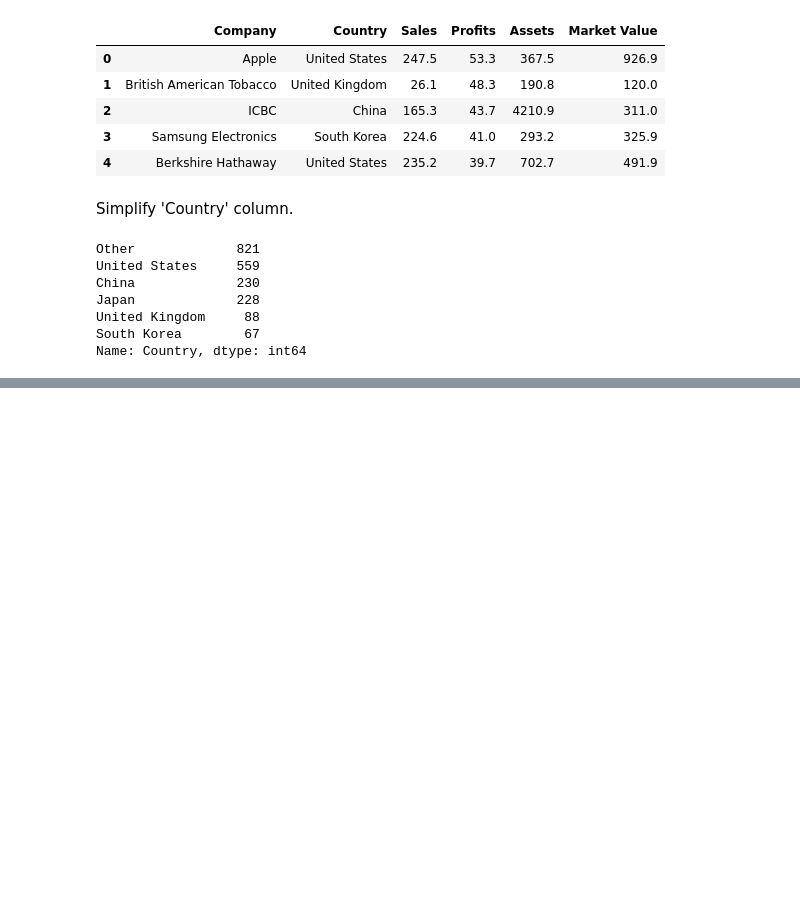
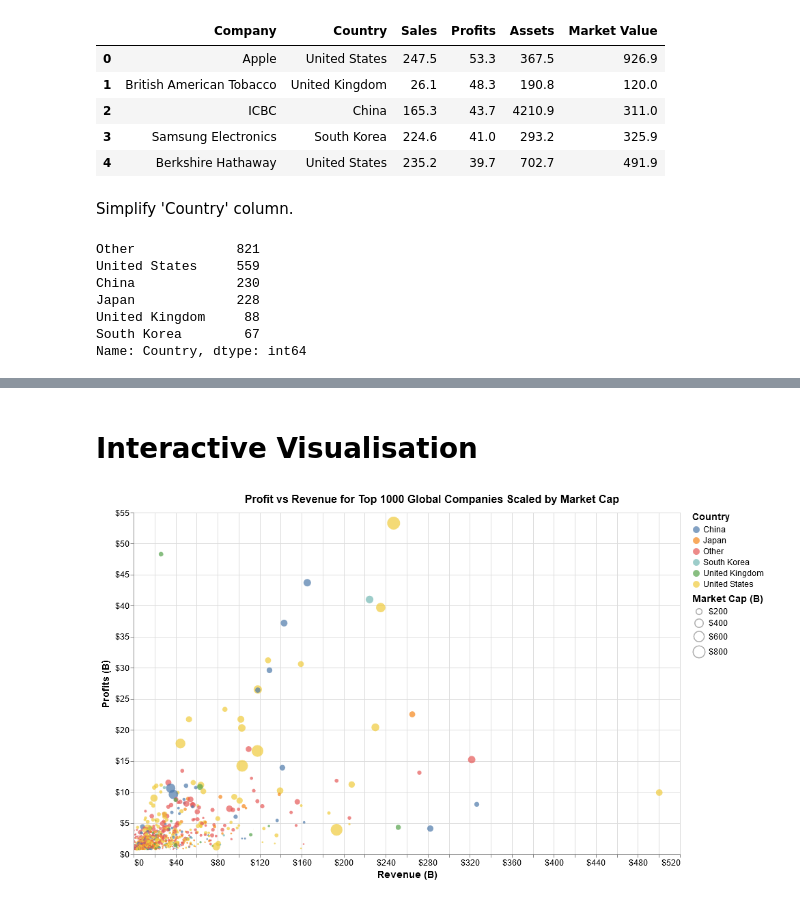
Before and after one commit to AidanCooper/data-visualisation, a Jupyter notebook: top-profit-revenue/tpr_altair.ipynb, the cells around one changed output, grey strips where cells are left out. Cells and saved outputs as stored; diff of their text form; code cells hidden in the pictures; blank space fills up the shorter version.

Commit message:
Altair interactive with tooltips

```diff
--- a/top-profit-revenue/tpr_altair.ipynb
+++ b/top-profit-revenue/tpr_altair.ipynb
@@ -125,2 +133,27 @@ alt.Chart(df_top).mark_circle().encode(
+# %% [markdown]
+# Interactive Visualisation
+# %%
+top = 1000
+df_top = df[:top]
+
+chart = alt.Chart(df_top).mark_circle().encode(
+    alt.X('Revenue', axis=alt.Axis(format='$f', title='Revenue (B)'), scale=alt.Scale(domain=[0, 520], nice=40)),
+    alt.Y('Profits', axis=alt.Axis(format='$', title='Profits (B)')),
+    color='Country',
+    size=alt.Size('Market Cap', legend=alt.Legend(format='$f', title='Market Cap (B)')),
+    opacity=alt.value(0.7),
+    tooltip=['Company', 'Revenue', 'Profits', 'Market Cap']
+).properties(
+    title='Profit vs Revenue for Top {} Global Companies Scaled by Market Cap'.format(top),
+    width=800,
+    height=500,
+).configure(
+    title={'fontSize': 16},
+    axis={'labelFontSize': 12, 'titleFontSize': 14},
+    legend={'titleFontSize': 14, 'labelFontSize': 12},
+).interactive()
+chart
+# %% [output]
+[figure, added]
 # %%
 df.to_csv('top_profit.csv')
```
Also changed, not shown: parts of 5 cells of this notebook, 4 other files.
